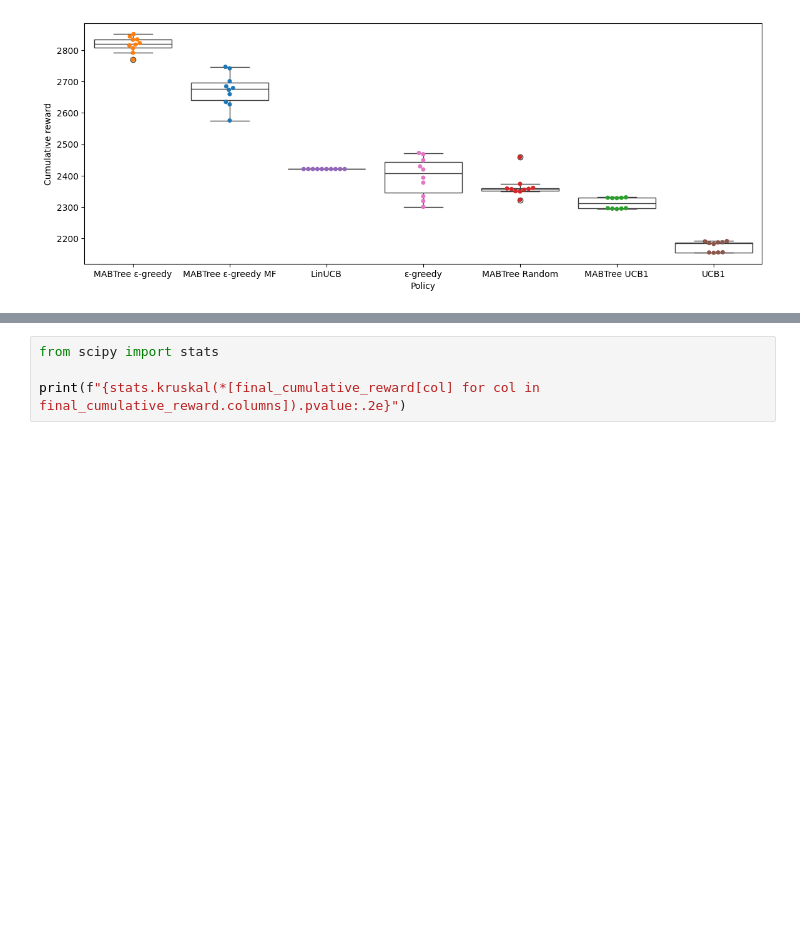
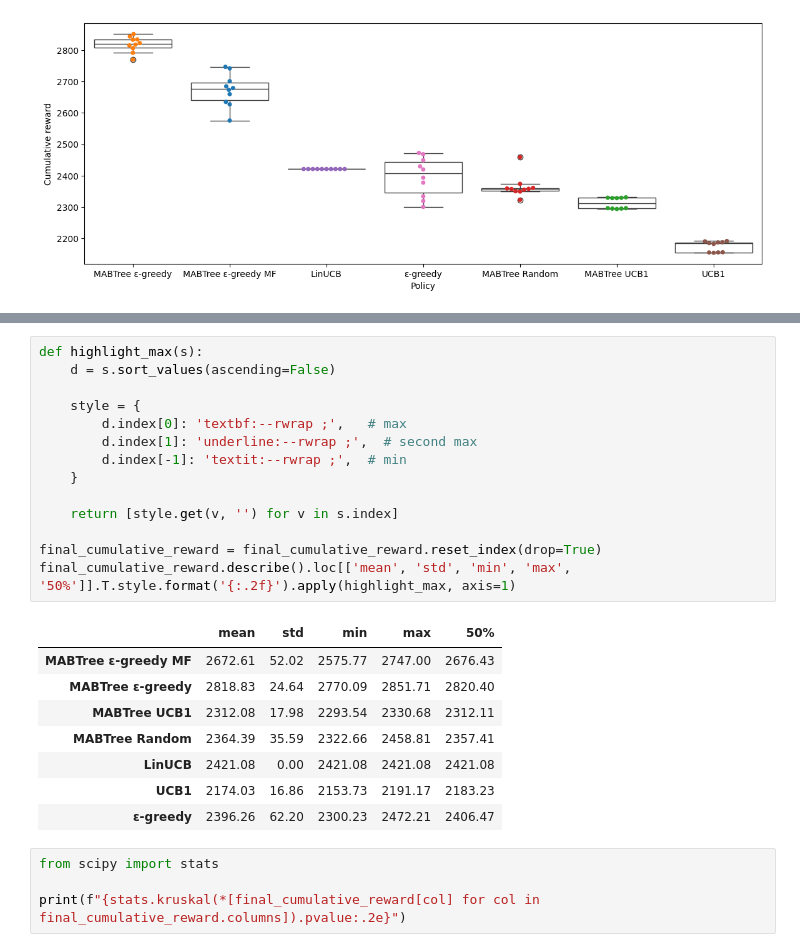
Before and after one commit to rik1599/recsys4good, a Jupyter notebook: evaluate.ipynb, the cells around one changed output, grey strips where cells are left out. Cells and saved outputs as stored; diff of their text form; blank space fills up the shorter version.

```diff
--- a/evaluate.ipynb
+++ b/evaluate.ipynb
@@ -75,3 +60,26 @@ final_cumulative_reward
+# %%
+def highlight_max(s):
+    d = s.sort_values(ascending=False)
+
+    style = {
+        d.index[0]: 'textbf:--rwrap ;',   # max
+        d.index[1]: 'underline:--rwrap ;',  # second max
+        d.index[-1]: 'textit:--rwrap ;',  # min
+    }
+
+    return [style.get(v, '') for v in s.index]
+
+final_cumulative_reward = final_cumulative_reward.reset_index(drop=True)
+final_cumulative_reward.describe().loc[['mean', 'std', 'min', 'max', '50%']].T.style.format('{:.2f}').apply(highlight_max, axis=1)
+# %% [output]
+|  | mean | std | min | max | 50% |
+| MABTree ε-greedy MF | 2672.61 | 52.02 | 2575.77 | 2747.00 | 2676.43 |
+| MABTree ε-greedy | 2818.83 | 24.64 | 2770.09 | 2851.71 | 2820.40 |
+| MABTree UCB1 | 2312.08 | 17.98 | 2293.54 | 2330.68 | 2312.11 |
+| MABTree Random | 2364.39 | 35.59 | 2322.66 | 2458.81 | 2357.41 |
+| LinUCB | 2421.08 | 0.00 | 2421.08 | 2421.08 | 2421.08 |
+| UCB1 | 2174.03 | 16.86 | 2153.73 | 2191.17 | 2183.23 |
+| ε-greedy | 2396.26 | 62.20 | 2300.23 | 2472.21 | 2406.47 |
 # %%
 from scipy import stats
 
```
Also changed, not shown: parts of 1 cell of this notebook, 5 other files.
